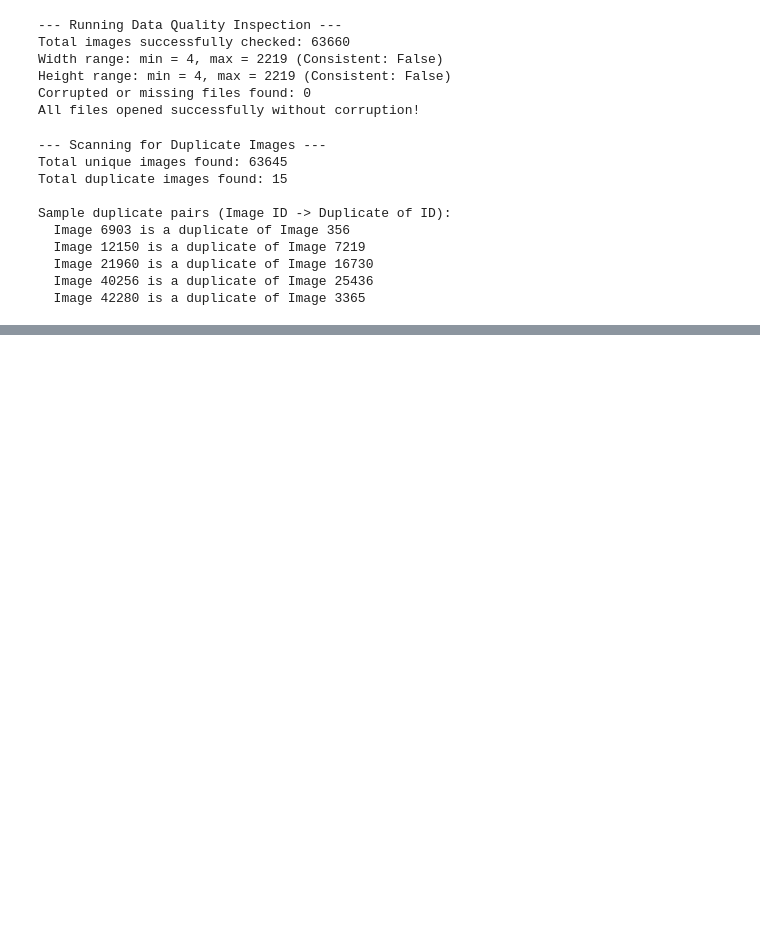
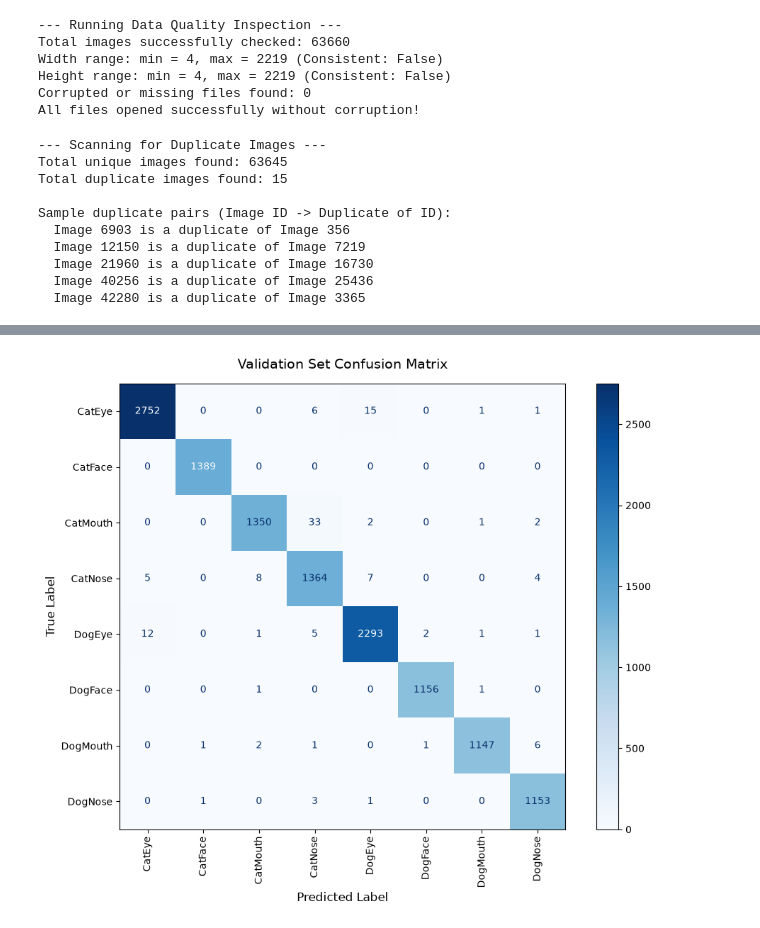
Before and after one commit to GTBOH/Kaggle_ML_Assignment, a Jupyter notebook: Kaggle_comp.ipynb, the cells around one changed output, grey strips where cells are left out. Cells and saved outputs as stored; diff of their text form; code cells hidden in the pictures; blank space fills up the shorter version.

Commit message:
Could not log the progress I made due to the venv issue breaking my Github
Completed tasks 3 to 5. Trained the model and did the kaggle submission. Started the evaluation procedure

```diff
--- a/Kaggle_comp.ipynb
+++ b/Kaggle_comp.ipynb
@@ -286,12 +301,12 @@ train_dataset = FacialFeatureDataset(
 )
 val_dataset = FacialFeatureDataset(val_df, train_dir, transform=val_transform)
 
-BATCH_SIZE = 32
+BATCH_SIZE = 128
 train_loader = DataLoader(
-    train_dataset, batch_size=BATCH_SIZE, shuffle=True, num_workers=2
+    train_dataset, batch_size=BATCH_SIZE, shuffle=True, num_workers=0, pin_memory = True
 )
 val_loader = DataLoader(
-    val_dataset, batch_size=BATCH_SIZE, shuffle=False, num_workers=2
+    val_dataset, batch_size=BATCH_SIZE, shuffle=False, num_workers=0
 )
 
 print(
@@ -416,0 +592,88 @@ Downloading: "https://download.pytorch.org/models/resnet18-f37072fd.pth" to C:\U
+# %%
+import os
+import matplotlib.pyplot as plt
+import numpy as np
+from sklearn.metrics import (
+    classification_report,
+    confusion_matrix,
+    ConfusionMatrixDisplay,
+)
+import torch
+from tqdm import tqdm
+
+# Ensures matplotlib plots render cleanly inside Jupyter Notebooks
+%matplotlib inline
+
+
+def evaluate_model_performance(
+    model,
+    val_loader,
+    device,
+    class_names,
+    model_path='best_model.pth',
+):
+  if os.path.exists(model_path):
+    print(f'Loading best model weights from {model_path} for evaluation...')
+    model.load_state_dict(torch.load(model_path))
+  else:
+    print(f"Warning: '{model_path}' not found! Evaluating current model state.")
+
+  model = model.to(device)
+  model = model.to(memory_format=torch.channels_last)
+  model.eval()
+
+  all_preds = []
+  all_labels = []
+
+  print('\n--- Running Evaluation on Validation Set ---')
+  with torch.no_grad():
+    for images, labels in tqdm(val_loader, desc='Evaluating'):
+      images = images.to(device, memory_format=torch.channels_last)
+      labels = labels.to(device)
+
+      with torch.amp.autocast('cuda'):
+        outputs = model(images)
+        _, preds = torch.max(outputs, 1)
+
+      all_preds.extend(preds.cpu().numpy())
+      all_labels.extend(labels.cpu().numpy())
+
+  # 1. Print detailed classification report (Precision, Recall, F1-Score)
+  print('\n================ CLASSIFICATION REPORT ================\n')
+  report = classification_report(
+      all_labels, all_preds, target_names=class_names, digits=4
+  )
+  print(report)
+
+  # 2. Compute Confusion Matrix
+  cm = confusion_matrix(all_labels, all_preds)
+
+  # 3. Plot Confusion Matrix
+  plt.figure(figsize=(10, 8))
+  disp = ConfusionMatrixDisplay(
+      confusion_matrix=cm, display_labels=class_names
+  )
+  disp.plot(
+      cmap=plt.cm.Blues,
+      xticks_rotation='vertical',
+      values_format='d',
+      ax=plt.gca(),
+  )
+  plt.title('Validation Set Confusion Matrix', fontsize=14, pad=15)
+  plt.xlabel('Predicted Label', fontsize=12)
+  plt.ylabel('True Label', fontsize=12)
+  plt.tight_layout()
+  plt.show()
+
+  return all_labels, all_preds
+
+
+# --- EXECUTE THE EVALUATION ---
+true_labels, predicted_labels = evaluate_model_performance(
+    model=model,
+    val_loader=val_loader,
+    device=device,
+    class_names=classes,  # Your list of class names from Task 2
+    model_path='best_model.pth',
+)
+# %% [output]
@@ -416,0 +699 @@ Downloading: "https://download.pytorch.org/models/resnet18-f37072fd.pth" to C:\U
+[figure, added]
```
Also changed, not shown: parts of 6 cells of this notebook.
